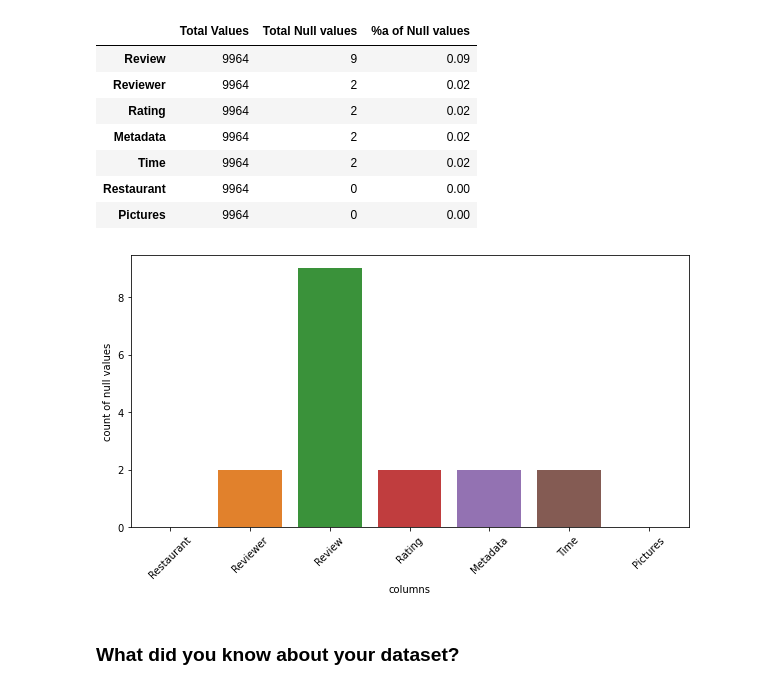
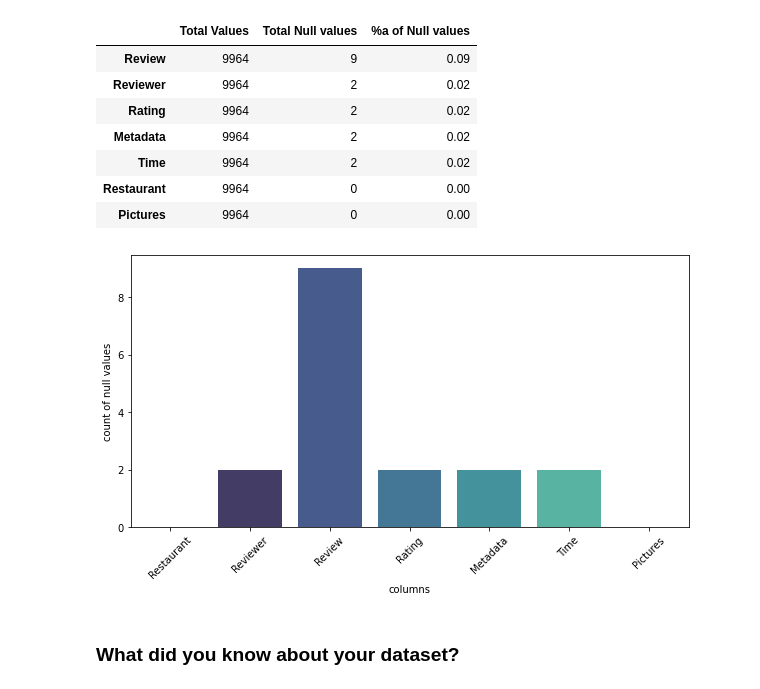
Before and after one commit to saumyadash9/Zomato-Restaurant-Clustering-And-Sentiment-Analysis, a Jupyter notebook: Saumya_Dash_Zomato_Restaurant_Clustering_And_Sentiment_Analysis.ipynb, the cells around one changed output. Saved outputs shown, nothing was run; the diff lists cells and outputs as text; code cells hidden in the pictures.

```diff
--- a/Saumya_Dash_Zomato_Restaurant_Clustering_And_Sentiment_Analysis.ipynb
+++ b/Saumya_Dash_Zomato_Restaurant_Clustering_And_Sentiment_Analysis.ipynb
@@ -275,16 +283,16 @@ null_df2.sort_values("Total Null values" , ascending = False)
 # %%
 #vizualizing the columns with their total number of null values
 null_df2 = df2.isnull().sum().reset_index()
 null_df2.rename(columns = {'index':'columns', 0:'count of null values'}, inplace = True)
 plt.figure(figsize=(10, 5))
 sns.barplot(x = 'columns',
              y = 'count of null values',
-            data = null_df2)
+            data = null_df2, palette="mako")
 sns.color_palette("mako", as_cmap=True)
 plt.xticks(rotation= 45)
 plt.show()
 # %% [output]
-[figure, old version]
+[figure, new version]
 # %% [markdown]
 ### What did you know about your dataset?
 # %% [markdown]
```
Also changed, not shown: parts of 106 cells of this notebook.
